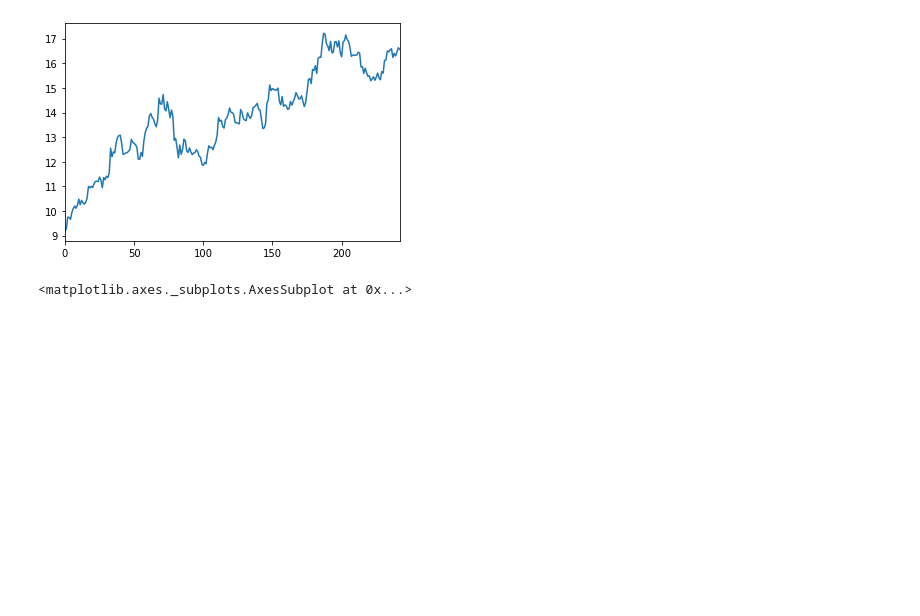
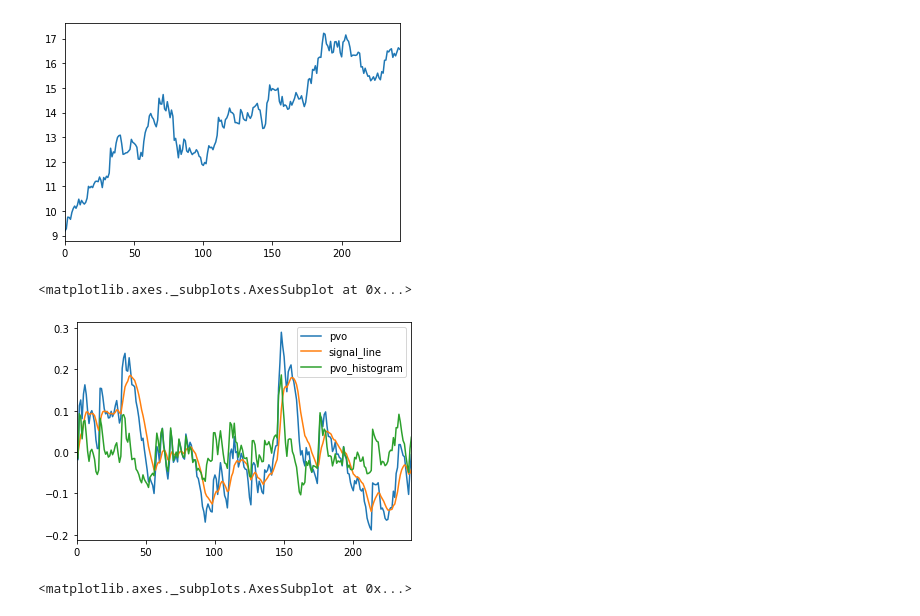
Before and after one commit to carl-3070/Quantify_Trade, a Jupyter notebook: finance_utils.ipynb, the cells around one changed output. Saved outputs shown, nothing was run; the diff lists cells and outputs as text; code cells hidden in the pictures; blank space fills up the shorter version.

```diff
--- a/finance_utils.ipynb
+++ b/finance_utils.ipynb
@@ -324,7 +324,7 @@ def ppo(df, short_period=12, long_period=26, signal_period=9):
     ppo_histogram = ppo_line - signal_line
     return pd.DataFrame(dict(ppo=ppo_line, signal_line=signal_line, ppo_histogram=ppo_histogram))
 # %%
-def pvo(df):
+def pvo(df, short_period=12, long_period=26, signal_period=9):
     '''
     Percentage Volume Oscillator (PVO):
     ((12-day EMA of Volume - 26-day EMA of Volume)/26-day EMA of Volume) x 100
@@ -338,5 +338,4 @@ def pvo(df):
     pvo_line = (ema_short - ema_long)/ema_long
     signal_line = pvo_line.ewm(span=signal_period, adjust=False).mean()
     pvo_histogram = pvo_line - signal_line
-    return pd.DataFrame(dict(pvo=pvo_line, signal_line=signal_line, pvo_histogram=ppo_histogram))
-    pvo_line
+    return pd.DataFrame(dict(pvo=pvo_line, signal_line=signal_line, pvo_histogram=pvo_histogram))
@@ -343,3 +360,10 @@ def pvo(df):
+# %%
+pvo_df = pvo(df)
+# %%
+pvo_df.plot()
+# %% [output]
+<matplotlib.axes._subplots.AxesSubplot at 0x...>
+[figure, added]
 # %%
 ppo_df = ppo(df)
 # %%
```
Also changed, not shown: parts of 1 cell of this notebook.
